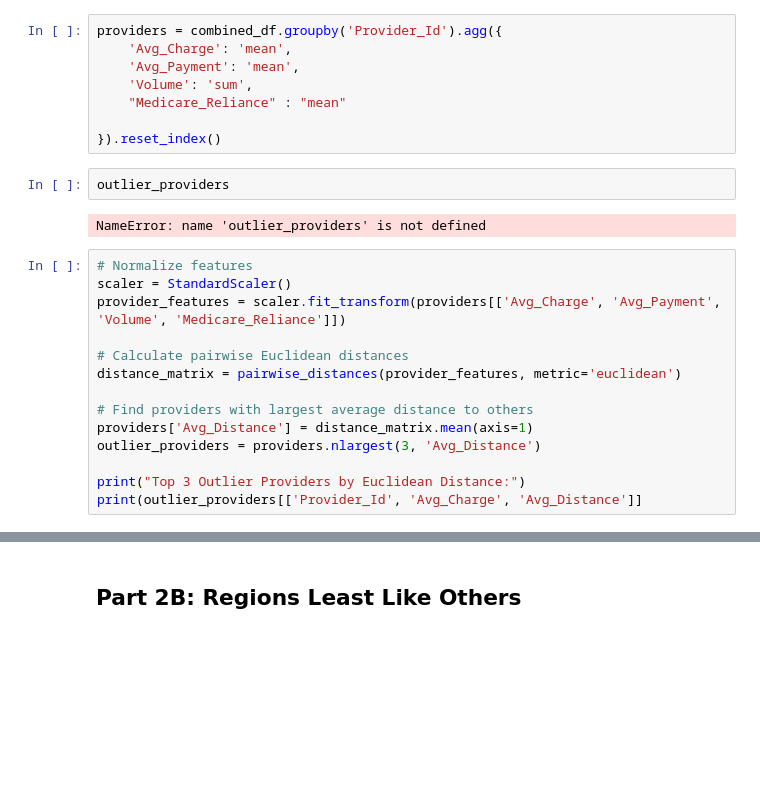
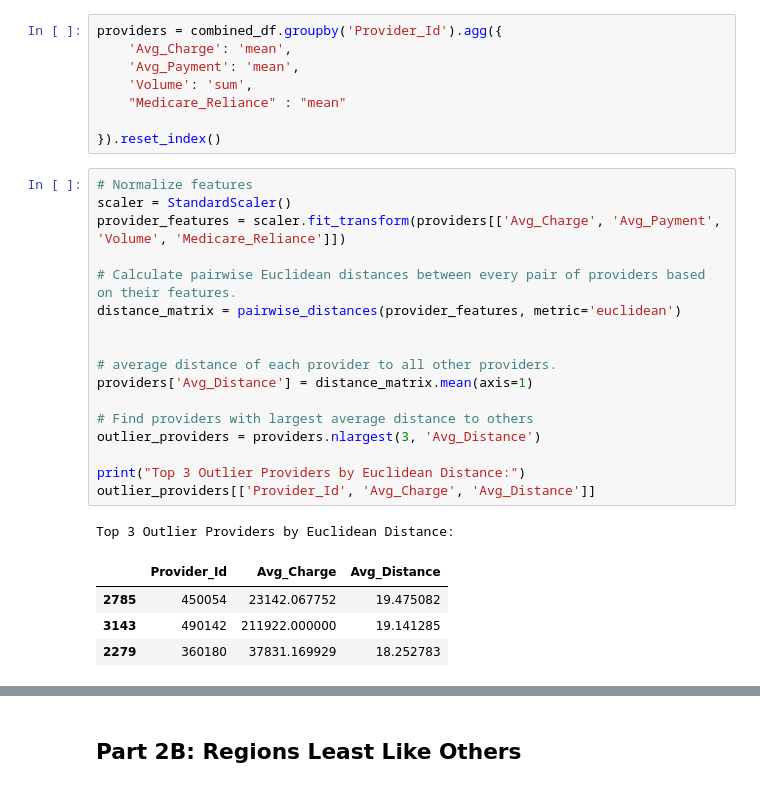
Before and after one commit to faizanasadkarim/Anomaly-claim-predication, a Jupyter notebook: medicare.ipynb, the cells around one changed output, grey strips where cells are left out. Drawn from its saved outputs; the diff is of its cells as text; blank space fills up the shorter version.

```diff
--- a/medicare.ipynb
+++ b/medicare.ipynb
@@ -429,24 +463,29 @@ providers = combined_df.groupby('Provider_Id').agg({
     "Medicare_Reliance" : "mean"
 
 }).reset_index()
-# %%
-outlier_providers
-# %% [output]
-NameError: name 'outlier_providers' is not defined
 # %%
 # Normalize features
 scaler = StandardScaler()
 provider_features = scaler.fit_transform(providers[['Avg_Charge', 'Avg_Payment', 'Volume', 'Medicare_Reliance']])
 
-# Calculate pairwise Euclidean distances
+# Calculate pairwise Euclidean distances between every pair of providers based on their features.
 distance_matrix = pairwise_distances(provider_features, metric='euclidean')
 
+
+# average distance of each provider to all other providers.
+providers['Avg_Distance'] = distance_matrix.mean(axis=1)
+
 # Find providers with largest average distance to others
-providers['Avg_Distance'] = distance_matrix.mean(axis=1)
 outlier_providers = providers.nlargest(3, 'Avg_Distance')
 
 print("Top 3 Outlier Providers by Euclidean Distance:")
-print(outlier_providers[['Provider_Id', 'Avg_Charge', 'Avg_Distance']]
+outlier_providers[['Provider_Id', 'Avg_Charge', 'Avg_Distance']]
+# %% [output]
+Top 3 Outlier Providers by Euclidean Distance:
+|  | Provider_Id | Avg_Charge | Avg_Distance |
+| 2785 | 450054 | 23142.067752 | 19.475082 |
+| 3143 | 490142 | 211922.000000 | 19.141285 |
+| 2279 | 360180 | 37831.169929 | 18.252783 |
 # %%
 plt.figure(figsize=(10, 6))
 sns.scatterplot(
```
Also changed, not shown: parts of 29 cells of this notebook, 1 other file.
